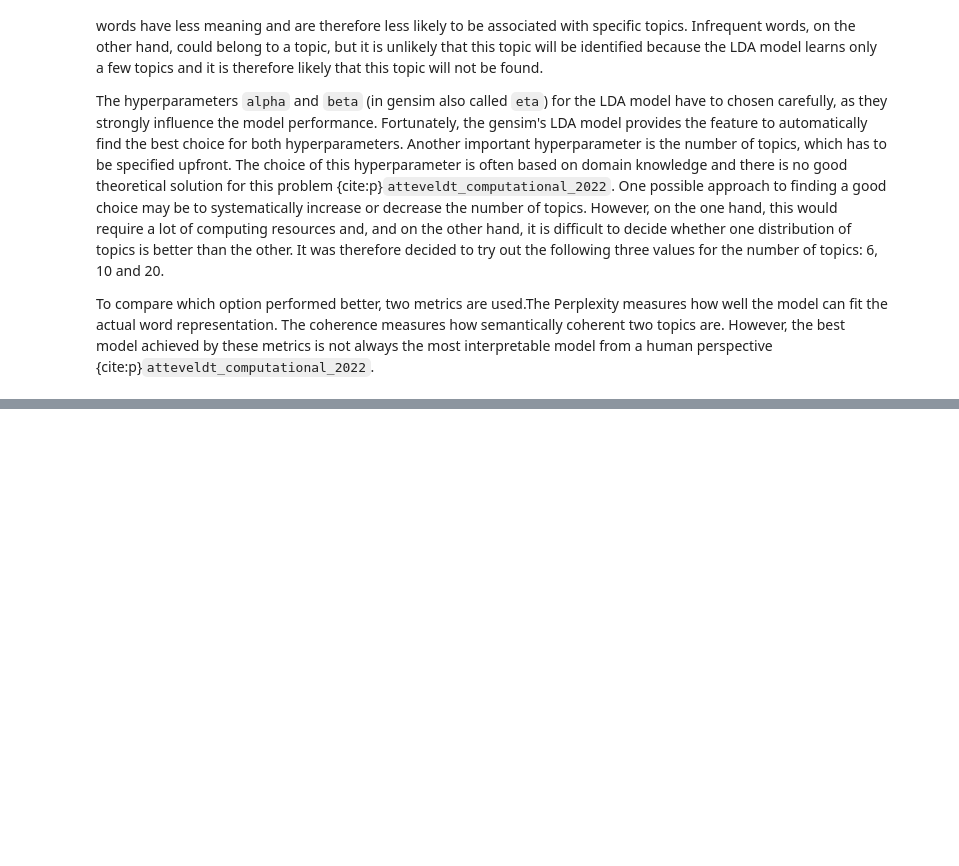
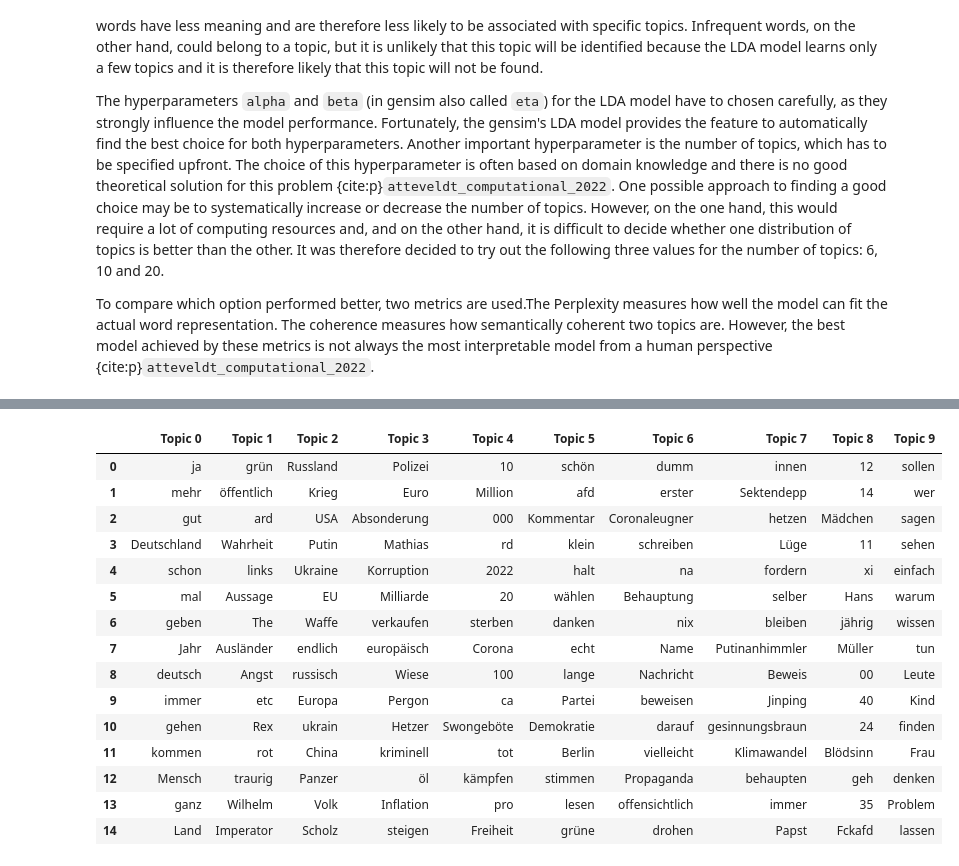
Before and after one commit to Niklas-23/ccs-tagesschau-comments, a Jupyter notebook: ccs-project/topic_model.ipynb, the cells around one changed output, grey strips where cells are left out. Saved outputs shown, nothing was run; the diff lists cells and outputs as text; code cells hidden in the pictures; blank space fills up the shorter version.

```diff
--- a/ccs-project/topic_model.ipynb
+++ b/ccs-project/topic_model.ipynb
@@ -136,4 +114,0 @@ Topic 9:
-# %%
-lda_model = gensim.models.ldamodel.LdaModel.load("lda_model_20.gensim")
-for index, topic in lda_model.show_topics(num_topics=10, num_words=10, formatted=False):
-        print(f"Topic {index}: \n{[word[0] for word in topic]}")
@@ -179,0 +164,20 @@ Topic 19:
+# %%
+lda_model = gensim.models.ldamodel.LdaModel.load("lda_models/lda_model_10.gensim")
+display(pd.DataFrame({f"Topic {n}":[word for (word,word_weight) in words] for (n, words) in lda_model.show_topics(formatted=False, num_topics=10, num_words=15)}))
+# %% [output]
+|  | Topic 0 | Topic 1 | Topic 2 | Topic 3 | Topic 4 | Topic 5 | Topic 6 | Topic 7 | Topic 8 | Topic 9 |
+| 0 | ja | grün | Russland | Polizei | 10 | schön | dumm | innen | 12 | sollen |
+| 1 | mehr | öffentlich | Krieg | Euro | Million | afd | erster | Sektendepp | 14 | wer |
+| 2 | gut | ard | USA | Absonderung | 000 | Kommentar | Coronaleugner | hetzen | Mädchen | sagen |
+| 3 | Deutschland | Wahrheit | Putin | Mathias | rd | klein | schreiben | Lüge | 11 | sehen |
+| 4 | schon | links | Ukraine | Korruption | 2022 | halt | na | fordern | xi | einfach |
+| 5 | mal | Aussage | EU | Milliarde | 20 | wählen | Behauptung | selber | Hans | warum |
+| 6 | geben | The | Waffe | verkaufen | sterben | danken | nix | bleiben | jährig | wissen |
+| 7 | Jahr | Ausländer | endlich | europäisch | Corona | echt | Name | Putinanhimmler | Müller | tun |
+| 8 | deutsch | Angst | russisch | Wiese | 100 | lange | Nachricht | Beweis | 00 | Leute |
+| 9 | immer | etc | Europa | Pergon | ca | Partei | beweisen | Jinping | 40 | Kind |
+| 10 | gehen | Rex | ukrain | Hetzer | Swongeböte | Demokratie | darauf | gesinnungsbraun | 24 | finden |
+| 11 | kommen | rot | China | kriminell | tot | Berlin | vielleicht | Klimawandel | Blödsinn | Frau |
+| 12 | Mensch | traurig | Panzer | öl | kämpfen | stimmen | Propaganda | behaupten | geh | denken |
+| 13 | ganz | Wilhelm | Volk | Inflation | pro | lesen | offensichtlich | immer | 35 | Problem |
+| 14 | Land | Imperator | Scholz | steigen | Freiheit | grüne | drohen | Papst | Fckafd | lassen |
```
Also changed, not shown: parts of 15 cells of this notebook, 1 other file.
